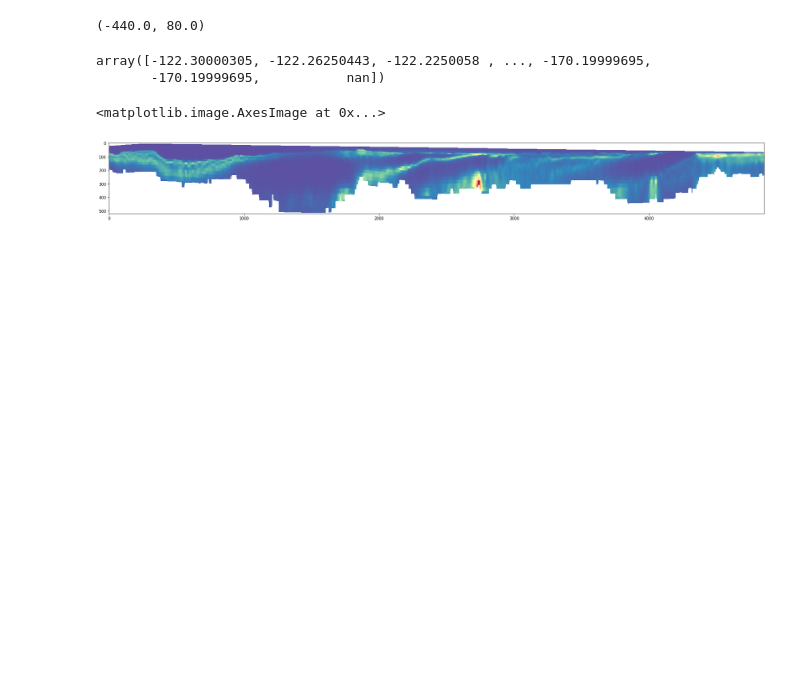
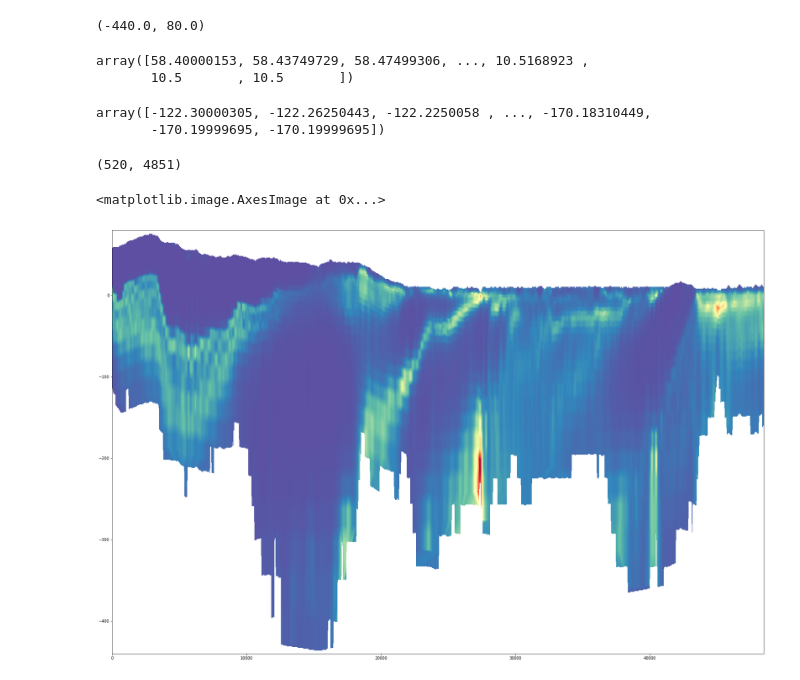
Before and after one commit to GeoscienceAustralia/geophys_utils, a Jupyter notebook: examples/5_aem_test.ipynb, the cells around one changed output. Cells and saved outputs as stored; diff of their text form; code cells hidden in the pictures; blank space fills up the shorter version.

```diff
--- a/examples/5_aem_test.ipynb
+++ b/examples/5_aem_test.ipynb
@@ -182,9 +186,19 @@ resampling_method = 'linear'
 xres = 10.0 # 10m/pixel horizontally
 yres = 1.0 # 1m/pixel vertically
 
-grid_y, grid_x = np.mgrid[elevation_range[1]:elevation_range[0]-yres/2.0:-yres,
-                          distance_range[0]:distance_range[1]+xres/2.0:xres]
+grid_y, grid_x = np.mgrid[elevation_range[1]:elevation_range[0]:-yres,
+                          distance_range[0]:distance_range[1]:xres]
 #print(grid_y, grid_x)
+# %%
+# Compute interpolated 1D array of maximum valid elevation values for each X
+max_elevation_grid = griddata(point_distances[:,0],
+                              max_elevation,
+                              grid_x[0],
+                              method=resampling_method)
+max_elevation_grid
+# %% [output]
+array([58.40000153, 58.43749729, 58.47499306, ..., 10.5168923 ,
+       10.5       , 10.5       ])
 # %%
 # Compute interpolated 1D array of minimum valid elevation values for each X
 min_elevation_grid = griddata(point_distances[:,0],
@@ -193,35 +207,41 @@ min_elevation_grid = griddata(point_distances[:,0],
                               method=resampling_method)
 min_elevation_grid
 # %% [output]
-array([-122.30000305, -122.26250443, -122.2250058 , ..., -170.19999695,
-       -170.19999695,           nan])
+array([-122.30000305, -122.26250443, -122.2250058 , ..., -170.18310449,
+       -170.19999695, -170.19999695])
 # %%
 # Resample point-wise conductivity into regular grid for bitmap
 conductivity_grid = griddata(point_distance_elevation[:,::-1],
          point_conductivity,
          (grid_y, grid_x),
          method=resampling_method)
-#conductivity_grid
+conductivity_grid.shape
+# %% [output]
+(520, 4851)
-# %%
-# Purge interpolated values for all elevations < minimum valid elevation
-for x_index in range(conductivity_grid.shape[1]):
-    min_elevation_indices = np.where(grid_y[:,x_index] < min_elevation_grid[x_index])[0]
-    #print(min_elevation_indices)
-    try:
-        conductivity_grid[min_elevation_indices, x_index] = np.NaN
-    except:
-        pass
-    #print(conductivity_grid[:, x_index])
+# %%
+# Purge interpolated values for all elevations < minimum valid elevation
+bad_data_mask = np.logical_or(grid_y < np.repeat(min_elevation_grid[np.newaxis, :],
+                                      grid_y.shape[0],
+                                      axis=0),
+                              grid_y > np.repeat(max_elevation_grid[np.newaxis, :],
+                                                 grid_y.shape[0],
+                                                 axis=0)
+                              )
+
+conductivity_grid[bad_data_mask] = np.NaN
 # %%
 # Availabole cmap values for imshow:
 # Accent, Accent_r, Blues, Blues_r, BrBG, BrBG_r, BuGn, BuGn_r, BuPu, BuPu_r, CMRmap, CMRmap_r, Dark2, Dark2_r, GnBu, GnBu_r, Greens, Greens_r, Greys, Greys_r, OrRd, OrRd_r, Oranges, Oranges_r, PRGn, PRGn_r, Paired, Paired_r, Pastel1, Pastel1_r, Pastel2, Pastel2_r, PiYG, PiYG_r, PuBu, PuBuGn, PuBuGn_r, PuBu_r, PuOr, PuOr_r, PuRd, PuRd_r, Purples, Purples_r, RdBu, RdBu_r, RdGy, RdGy_r, RdPu, RdPu_r, RdYlBu, RdYlBu_r, RdYlGn, RdYlGn_r, Reds, Reds_r, Set1, Set1_r, Set2, Set2_r, Set3, Set3_r, Spectral, Spectral_r, Wistia, Wistia_r, YlGn, YlGnBu, YlGnBu_r, YlGn_r, YlOrBr, YlOrBr_r, YlOrRd, YlOrRd_r, afmhot, afmhot_r, autumn, autumn_r, binary, binary_r, bone, bone_r, brg, brg_r, bwr, bwr_r, cool, cool_r, coolwarm, coolwarm_r, copper, copper_r, cubehelix, cubehelix_r, flag, flag_r, gist_earth, gist_earth_r, gist_gray, gist_gray_r, gist_heat, gi
 # %%
 # Plot linear colour stretch
 plt.figure(figsize=(30,20))
-plt.imshow(conductivity_grid, cmap='Spectral_r')
+plt.imshow(conductivity_grid,
+           extent=(distance_range[0], distance_range[1], elevation_range[0], elevation_range[1]),
+           aspect='auto',
+           cmap='Spectral_r')
 # %% [output]
 <matplotlib.image.AxesImage at 0x...>
-[figure, old version]
+[figure, new version]
 # %%
 # Plot logarithmic colour stretch (linear stretch on log values)
 plt.figure(figsize=(30,20))
```
Also changed, not shown: parts of 4 cells of this notebook.
